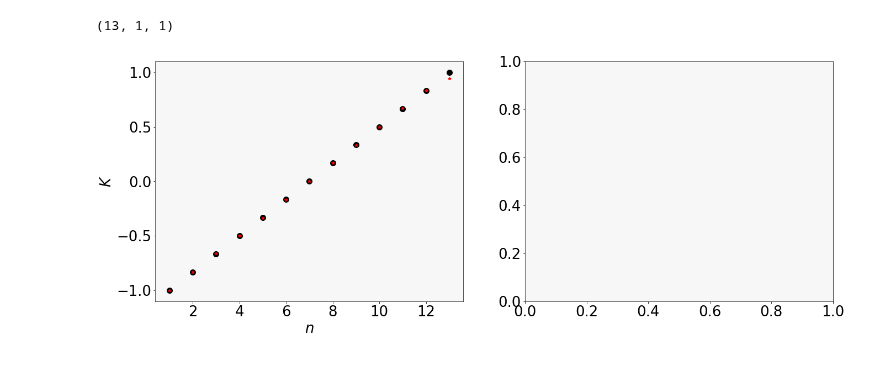
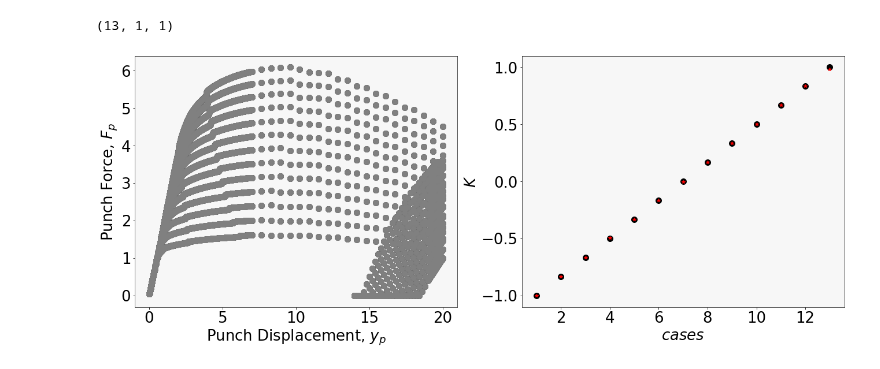
Before and after one commit to DaJaCruz/PhD, a Jupyter notebook: RNN_13cases_n02.ipynb, the cells around one changed output. Cells and saved outputs as stored; diff of their text form; code cells hidden in the pictures.

```diff
--- a/RNN_13cases_n02.ipynb
+++ b/RNN_13cases_n02.ipynb
@@ -55,7 +54,7 @@ df_extra =
 # %%
 
 # Split raw data in Input (X) and Output (Y) data
-X_data_raw = df.loc[:,['Input_1','Input_5']].values
+X_data_raw = df.loc[:,['Input_4','Input_5']].values
 Y_data_raw = df.loc[:,['Output_1']].values
 # %%
 #
@@ -161,7 +160,7 @@ print(Y_data_scaled[:,0,:])
 seed = 1000 # set a random seed to replicate results
 np.random.seed(seed)
 
-testvalset_ratio = 0.2 # ratio of test set points from the dataset
+testvalset_ratio = 0.4 # ratio of test set points from the dataset
 
 X_train_scaled, X_test_scaled, Y_train_scaled, Y_test_scaled = train_test_split(X_data_scaled, Y_data_scaled[:,0,:],
                                                     test_size=testvalset_ratio,random_state=seed
@@ -209,12 +208,12 @@ Text(0.5, 1.0, 'Normalized output data')
 # %%
 # Build the LSTM model
 model = Sequential()
-model.add(LSTM(100, input_shape=(500, 2), activation='tanh'))
+model.add(LSTM(200, input_shape=(500, 2), activation='tanh'))
 model.add(Dense(64, activation = "tanh"))
 model.add(Dense(1, activation = "linear"))
 # %%
 # Compile the model
-opt = tf.keras.optimizers.Adam(learning_rate=0.01)
+opt = tf.keras.optimizers.Adam(learning_rate=0.001)
 model.compile(loss='mean_squared_error',
               optimizer=opt)
 model.summary()
@@ -276,21 +294,33 @@ print(Y_data_ANNpred_scaled.shape)
 # %%
 fig_ANN, (ax1_ANN, ax2_ANN) = plt.subplots(1,2)
 
+ax1_ANN.plot(X_data[:,:,0], X_data[:,:,1], 'o', markersize=10, color='black', label="testing points") # show normalized training data
+ax1_ANN.plot(X_data[:,:,0], X_data[:,:,1], 'o', markersize=10, color='gray', label="training points") # show normalized training data
+ax1_ANN.set_ylabel('Punch Force, $F_p$')
+ax1_ANN.set_xlabel('Punch Displacement, $y_p$')
+# ax1.set_title('Normalized input data')
+# ax1_ANN.legend(['training', 'testing', 'validation'], loc='upper right')
+#ax1_ANN.grid(True, color='gray', linestyle='-')
+# ax1_ANN.set_ylim([-1.25, 1.25])
+# ax1_ANN.set_xlim([-1.25, 1.25])
+# Create figure with specified size
+
+
 cases = np.arange(1, 14, 1)
-ax1_ANN.plot(cases, Y_data_scaled[:,0,:], 'o', markersize=10, color='black', label="testing points") # show training data
-ax1_ANN.plot(cases, Y_data_ANNpred_scaled[:,0,:], marker='*', linestyle='none', color='red', label="Neural Network prediction") # plot prediction
-ax1_ANN.set_ylabel('$K$')
-ax1_ANN.set_xlabel('$n$')
+ax2_ANN.plot(cases, Y_data_scaled[:,0,:], 'o', markersize=10, color='black', label="testing points") # show training data
+ax2_ANN.plot(cases, Y_data_ANNpred_scaled[:,0,:], marker='*', linestyle='none', color='red', label="Neural Network prediction") # plot prediction
+ax2_ANN.set_ylabel('$K$')
+ax2_ANN.set_xlabel('$cases$')
 
 # ax2_ANN.plot(Y_data[:,1,:], Y_data[:,0,:], 'o', markersize=10, color='gray', label="training points") # show training data
 # ax2_ANN.plot(Y_data_ANNpred[:,1], Y_data_ANNpred[:,0], marker='*', linestyle='none', color='red', label="Neural Network prediction") # plot prediction
 # ax2_ANN.set_ylabel('$K$')
 # ax2_ANN.set_xlabel('$n$')
 # # ax2_ANN.legend(loc='best')
 # ax2_ANN.set_xlim([0, 0.4])
 # ax2_ANN.set_ylim([200, 1800])
 #ax2_ANN.grid(True, color='gray', linestyle='-')
 # Create figure with specified size
 fig_ANN.set_size_inches(22, 8)
 # %% [output]
-[figure, old version]
+[figure, new version]
```
Also changed, not shown: parts of 9 cells of this notebook.
